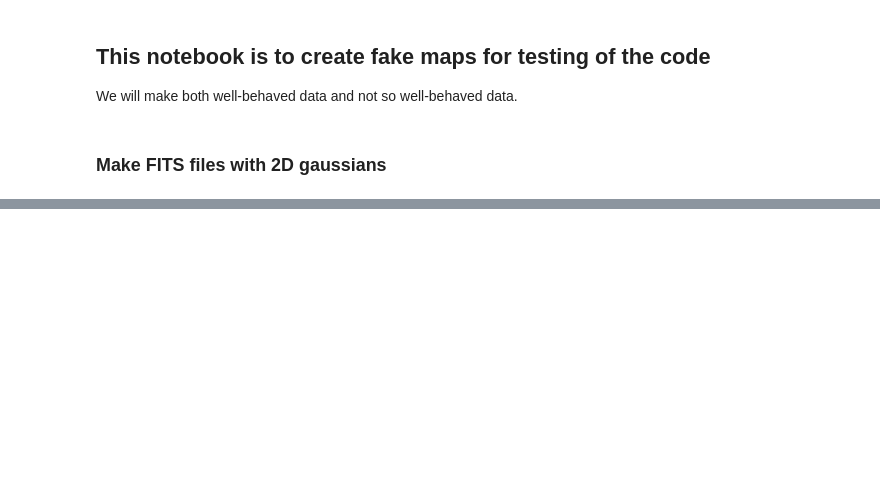
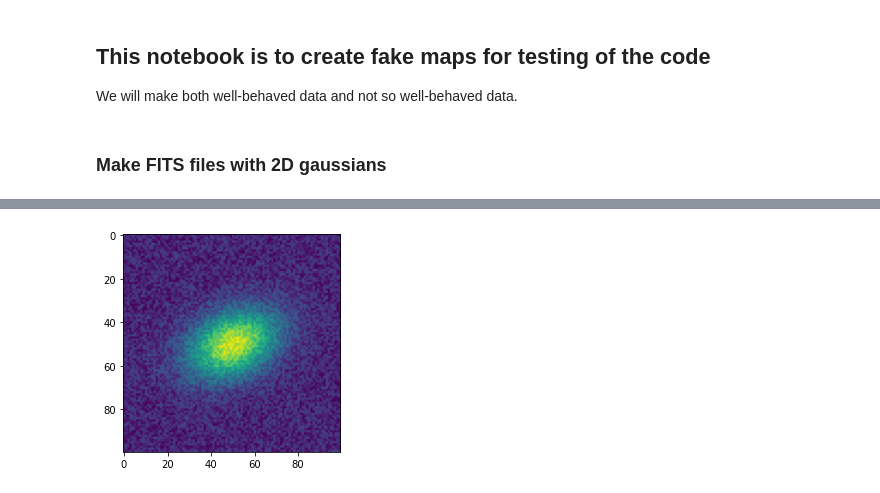
Before and after one commit to mpound/pdrtpy, a Jupyter notebook: MakeFakeData.ipynb, the cells around one changed output, grey strips where cells are left out. Saved outputs shown, nothing was run; the diff lists cells and outputs as text; code cells hidden in the pictures; blank space fills up the shorter version.

```diff
--- a/MakeFakeData.ipynb
+++ b/MakeFakeData.ipynb
@@ -93,0 +105,14 @@ data_2D.shape
+# %%
+intensity = dict()
+intensity['H200S0'] = 3.003e-05
+intensity['H200S1'] = 3.143e-04
+intensity['H200S2'] = 3.706e-04
+intensity['H200S3'] = 1.060e-03
+# Add a point for J=6 so that the fit is not overconstrained.
+intensity['H200S4'] = 5.282e-04
+intensity['H200S5'] = 5.795e-04
+a = []
+for i in intensity:
+    m = Blob(amp=intensity[i],sigmax=10,sigmay=15,error=0.25, name=i,unit="erg cm-2 s-1 sr-1",pa=-25)
+    m.set_FITS_template('pdrtpy/testdata/n22_cii_flux.fits')
+    a.append(m)
@@ -93,0 +121,6 @@ data_2D.shape
+# %%
+for j in a:
+    plt.imshow(j.final)
+    j.write(j._name+'_blob.fits',overwrite=True)
+# %% [output]
+[figure, added]
```
Also changed, not shown: parts of 10 cells of this notebook.
